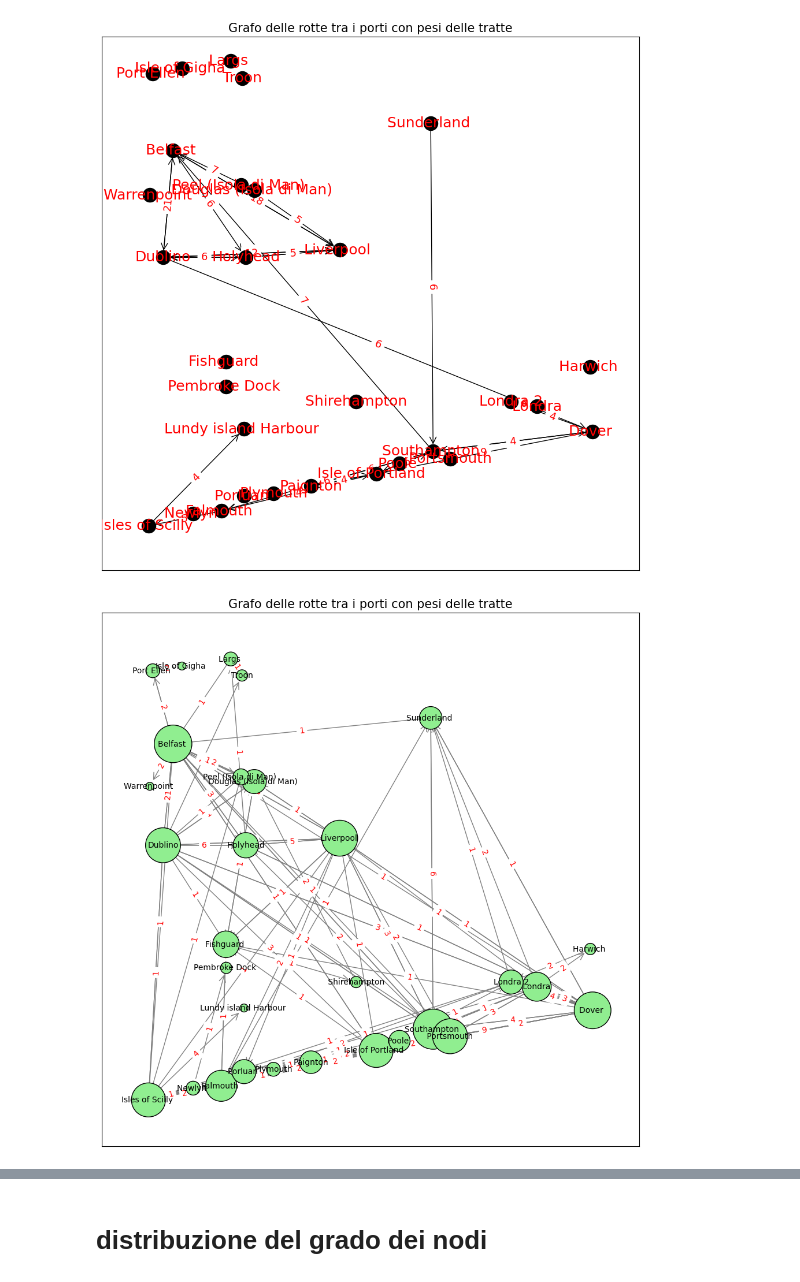
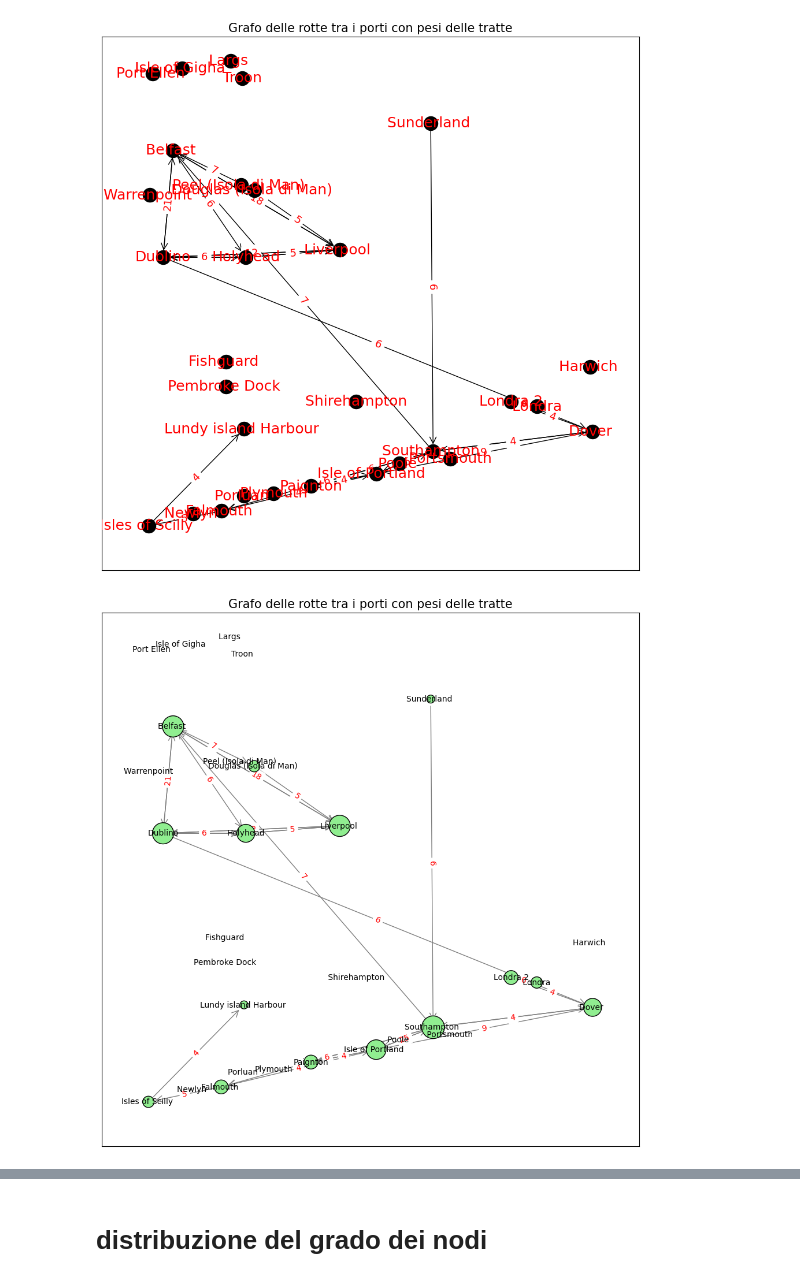
Before and after one commit to nudric25/tesi, a Jupyter notebook: VOY/VOY_mainclass.ipynb, the cells around one changed output, grey strips where cells are left out. Saved outputs shown, nothing was run; the diff lists cells and outputs as text; code cells hidden in the pictures.

```diff
--- a/VOY/VOY_mainclass.ipynb
+++ b/VOY/VOY_mainclass.ipynb
@@ -302,7 +302,7 @@ import matplotlib.pyplot as plt
 ports = pd.read_csv('/kaggle/input/centroidi-tesi/best_centroids (2).csv', sep=';')
 ports.columns = ['Unnamed: 0', 'PORT_CODE', 'LONGITUDE', 'LATITUDE', 'PORT_NAME']
 archi = pd.read_csv('archi.csv')  # Archi con pesi
-
+archi=archi[archi['Weight']>3]
 # Crea il grafo
 G = nx.DiGraph()
 
@@ -322,31 +322,31 @@ node_size = [node_degree[node] * 100 for node in G.nodes()]  # Moltiplicato per
 
 # Disegna il grafo
 plt.figure(figsize=(12, 12))
 
 # Ottieni le posizioni dei nodi dal grafo
 pos = nx.get_node_attributes(G, 'pos')
 
 # Modifica il colore dei nodi e degli archi per migliorare la leggibilità
 # Disegna i nodi con un colore chiaro, dimensionati in base al loro grado
 nx.draw_networkx_nodes(G, pos, node_size=node_size, node_color='lightgreen', edgecolors='black')
 
 # Disegna gli archi con un colore più scuro e frecce grandi
 nx.draw_networkx_edges(G, pos, arrowstyle='->', arrowsize=20, edge_color='grey')
 
 # Crea un dizionario che mappa i PORT_CODE ai PORT_NAME
 node_labels = {row['PORT_CODE']: row['PORT_NAME'] for index, row in ports.iterrows()}
 
 # Aggiungi le etichette dei PORT_NAME sui nodi
 nx.draw_networkx_labels(G, pos, labels=node_labels, font_size=10, font_color='black')
 
 # Estrai i pesi degli archi
 edge_labels = {(row['Source'], row['Target']): row['Weight'] for index, row in archi.iterrows()}
 
 # Disegna le etichette dei pesi sugli archi con un colore rosso per evidenziare
 nx.draw_networkx_edge_labels(G, pos, edge_labels=edge_labels, font_color='red', font_size=10)
 
 # Imposta il titolo
 plt.title("Grafo delle rotte tra i porti con pesi delle tratte", fontsize=15)
 plt.show()
 # %% [output]
-[figure, old version]
+[figure, new version]
```
Also changed, not shown: parts of 29 cells of this notebook.
